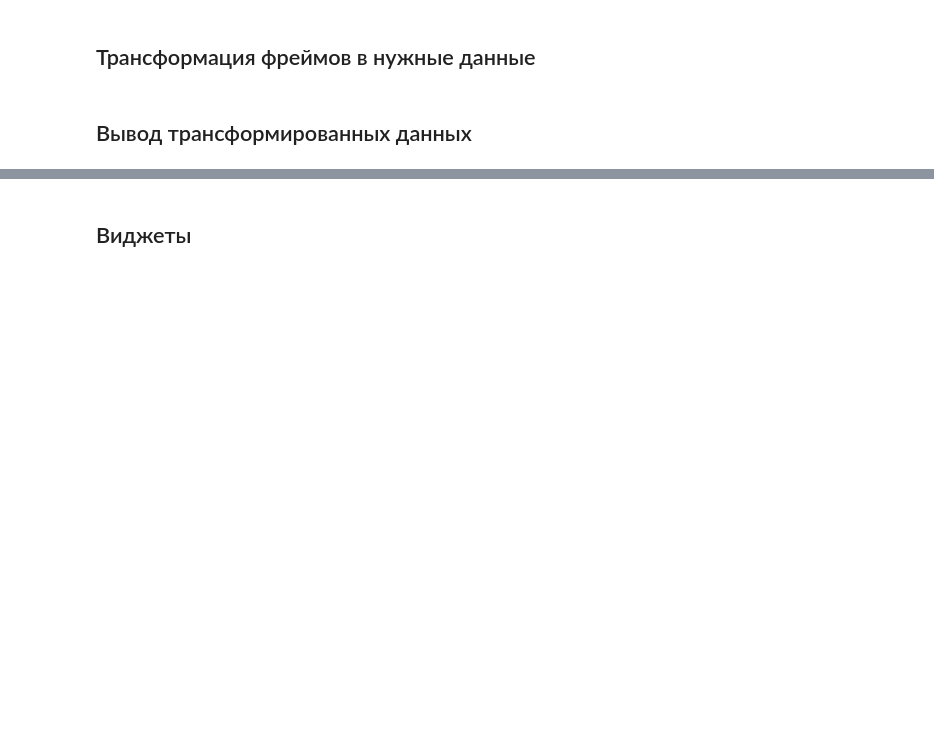
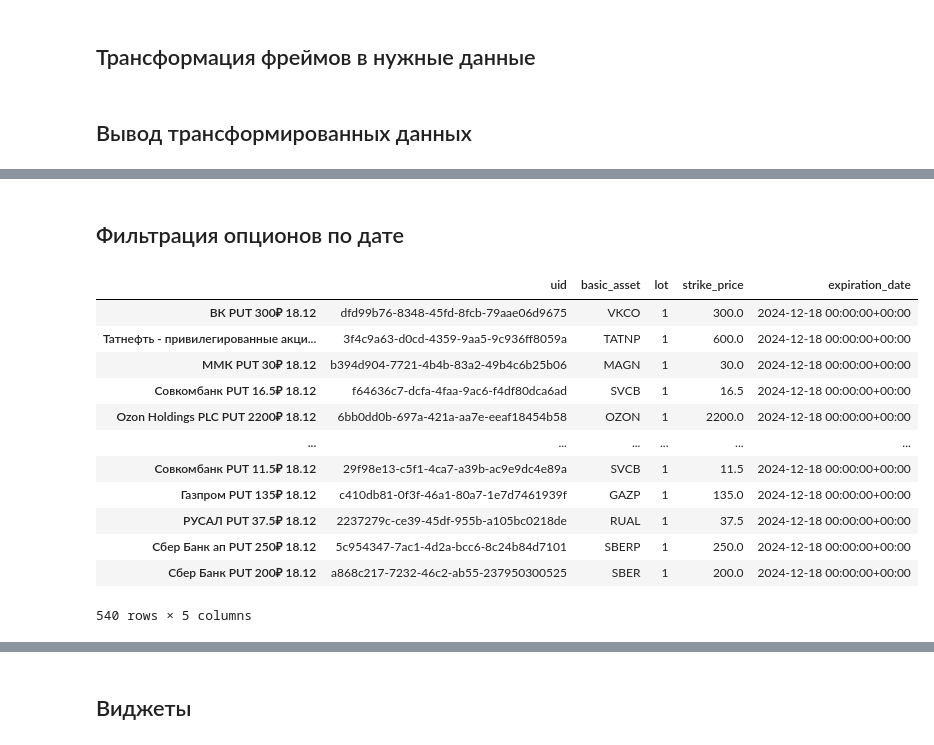
Before and after one commit to UncleVasyafromIzhevsk/TinvestOptions, a Jupyter notebook: educational_db.ipynb, the cells around one changed output, grey strips where cells are left out. Cells and saved outputs as stored; diff of their text form; code cells hidden in the pictures; blank space fills up the shorter version.

```diff
--- a/educational_db.ipynb
+++ b/educational_db.ipynb
@@ -1012,0 +1015,21 @@ df_all_options_CALL_tr
+# %% [markdown]
+## Фильтрация опционов по дате
+# %%
+# Фильтруем таким образом
+# df_all_options_PUT_tr[df_all_options_PUT_tr.expiration_date[:] > pd.to_datetime('today', utc=True)]
+df_all_options_PUT_tr[df_all_options_PUT_tr.expiration_date[:] == pd.to_datetime('2024-12-18', utc=True)]
+# pd.to_datetime('2024-12-18', utc=True)
+# %% [output]
+|  | uid | basic_asset | lot | strike_price | expiration_date |
+| ВК PUT 300₽ 18.12 | dfd99b76-8348-45fd-8fcb-79aae06d9675 | VKCO | 1 | 300.0 | 2024-12-18 00:00:00+00:00 |
+| Татнефть - привилегированные акци... | 3f4c9a63-d0cd-4359-9aa5-9c936ff8059a | TATNP | 1 | 600.0 | 2024-12-18 00:00:00+00:00 |
+| ММК PUT 30₽ 18.12 | b394d904-7721-4b4b-83a2-49b4c6b25b06 | MAGN | 1 | 30.0 | 2024-12-18 00:00:00+00:00 |
+| Совкомбанк PUT 16.5₽ 18.12 | f64636c7-dcfa-4faa-9ac6-f4df80dca6ad | SVCB | 1 | 16.5 | 2024-12-18 00:00:00+00:00 |
+| Ozon Holdings PLC PUT 2200₽ 18.12 | 6bb0dd0b-697a-421a-aa7e-eeaf18454b58 | OZON | 1 | 2200.0 | 2024-12-18 00:00:00+00:00 |
+| ... | ... | ... | ... | ... | ... |
+| Совкомбанк PUT 11.5₽ 18.12 | 29f98e13-c5f1-4ca7-a39b-ac9e9dc4e89a | SVCB | 1 | 11.5 | 2024-12-18 00:00:00+00:00 |
+| Газпром PUT 135₽ 18.12 | c410db81-0f3f-46a1-80a7-1e7d7461939f | GAZP | 1 | 135.0 | 2024-12-18 00:00:00+00:00 |
+| РУСАЛ PUT 37.5₽ 18.12 | 2237279c-ce39-45df-955b-a105bc0218de | RUAL | 1 | 37.5 | 2024-12-18 00:00:00+00:00 |
+| Сбер Банк ап PUT 250₽ 18.12 | 5c954347-7ac1-4d2a-bcc6-8c24b84d7101 | SBERP | 1 | 250.0 | 2024-12-18 00:00:00+00:00 |
+| Сбер Банк PUT 200₽ 18.12 | a868c217-7232-46c2-ab55-237950300525 | SBER | 1 | 200.0 | 2024-12-18 00:00:00+00:00 |
+540 rows × 5 columns
```
Also changed, not shown: parts of 9 cells of this notebook, 1 other file.
